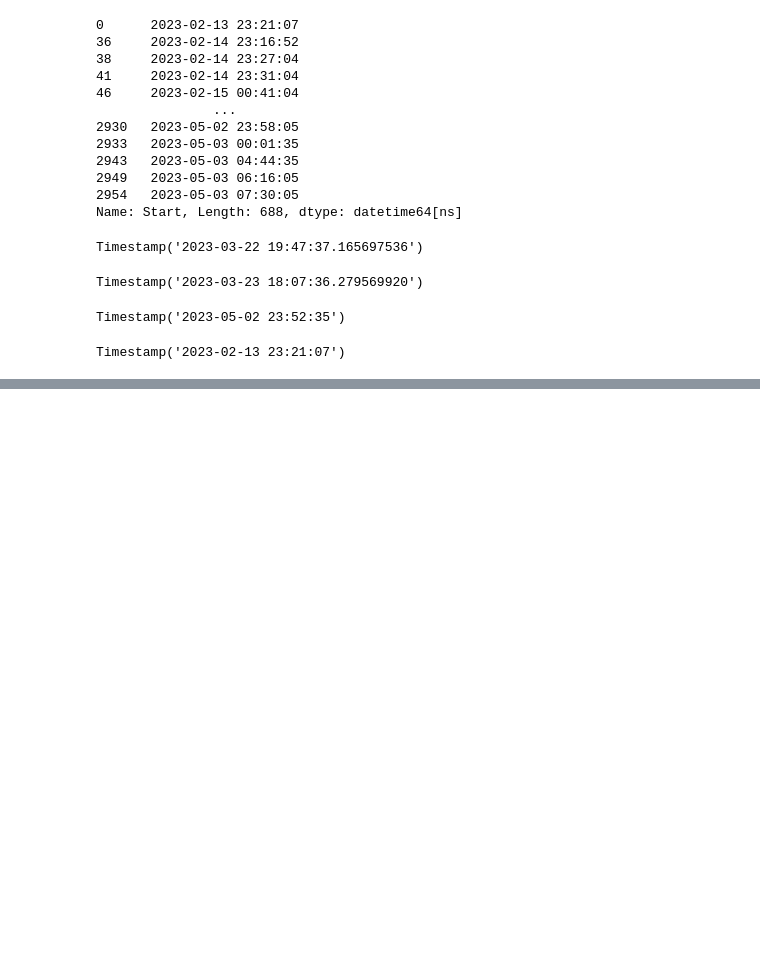
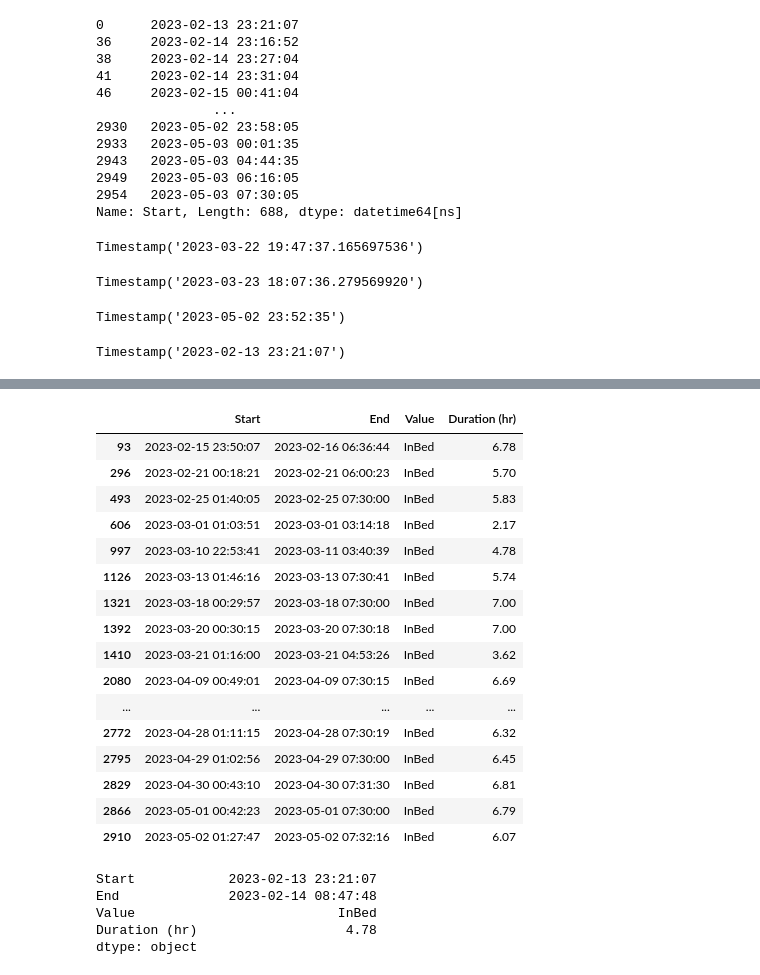
Before and after one commit to heejjj/Sleeping_Project, a Jupyter notebook: 0525.ipynb, the cells around one changed output, grey strips where cells are left out. Drawn from its saved outputs; the diff is of its cells as text; code cells hidden in the pictures; blank space fills up the shorter version.

```diff
--- a/0525.ipynb
+++ b/0525.ipynb
@@ -383,0 +439,28 @@ evg
+# %%
+NHC_f2
+# %% [output]
+|  | Start | End | Value | Duration (hr) |
+| 93 | 2023-02-15 23:50:07 | 2023-02-16 06:36:44 | InBed | 6.78 |
+| 296 | 2023-02-21 00:18:21 | 2023-02-21 06:00:23 | InBed | 5.70 |
+| 493 | 2023-02-25 01:40:05 | 2023-02-25 07:30:00 | InBed | 5.83 |
+| 606 | 2023-03-01 01:03:51 | 2023-03-01 03:14:18 | InBed | 2.17 |
+| 997 | 2023-03-10 22:53:41 | 2023-03-11 03:40:39 | InBed | 4.78 |
+| 1126 | 2023-03-13 01:46:16 | 2023-03-13 07:30:41 | InBed | 5.74 |
+| 1321 | 2023-03-18 00:29:57 | 2023-03-18 07:30:00 | InBed | 7.00 |
+| 1392 | 2023-03-20 00:30:15 | 2023-03-20 07:30:18 | InBed | 7.00 |
+| 1410 | 2023-03-21 01:16:00 | 2023-03-21 04:53:26 | InBed | 3.62 |
+| 2080 | 2023-04-09 00:49:01 | 2023-04-09 07:30:15 | InBed | 6.69 |
+| ... | ... | ... | ... | ... |
+| 2772 | 2023-04-28 01:11:15 | 2023-04-28 07:30:19 | InBed | 6.32 |
+| 2795 | 2023-04-29 01:02:56 | 2023-04-29 07:30:00 | InBed | 6.45 |
+| 2829 | 2023-04-30 00:43:10 | 2023-04-30 07:31:30 | InBed | 6.81 |
+| 2866 | 2023-05-01 00:42:23 | 2023-05-01 07:30:00 | InBed | 6.79 |
+| 2910 | 2023-05-02 01:27:47 | 2023-05-02 07:32:16 | InBed | 6.07 |
+# %%
+NHC_f.min()
+# %% [output]
+Start            2023-02-13 23:21:07
+End              2023-02-14 08:47:48
+Value                          InBed
+Duration (hr)                   4.78
+dtype: object
```
Also changed, not shown: parts of 47 cells of this notebook.
